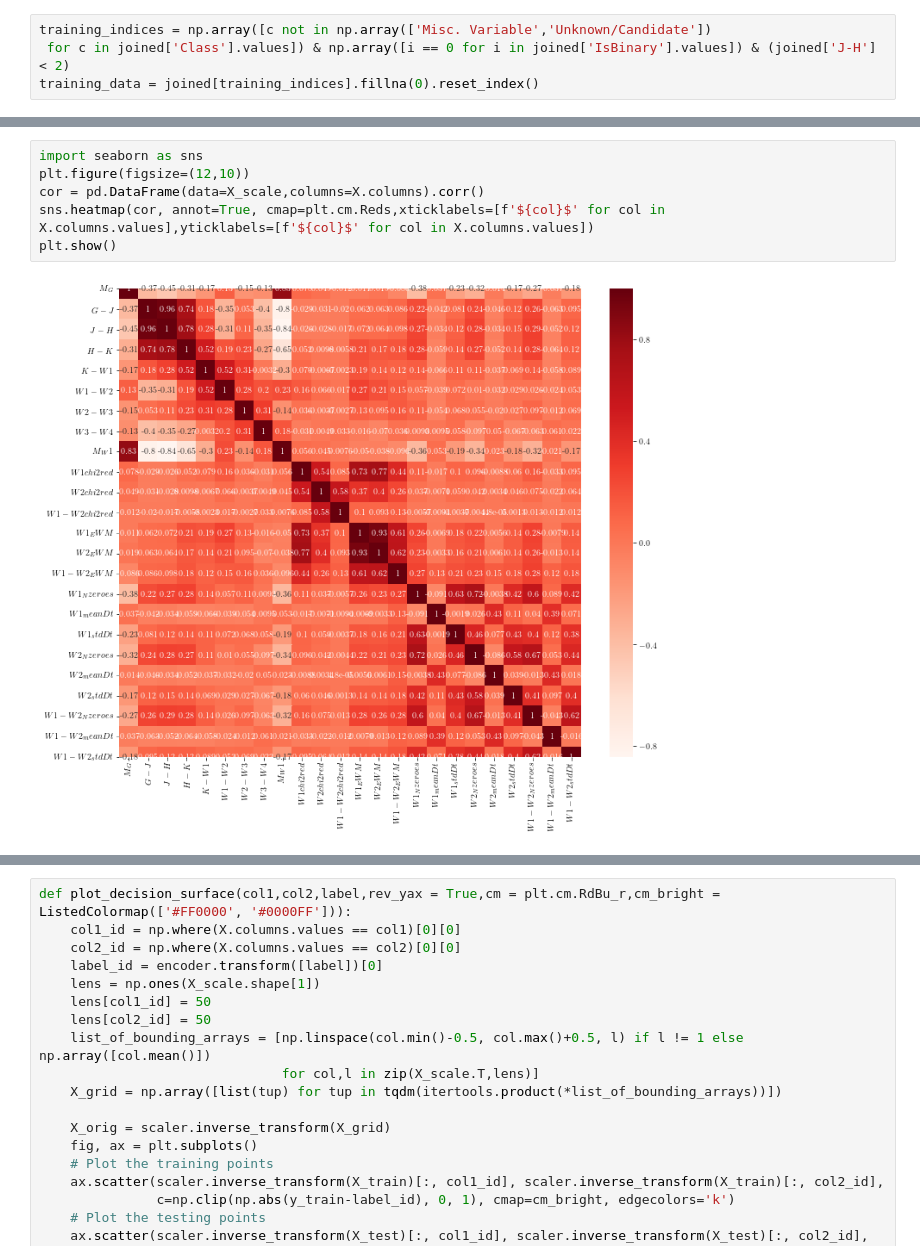
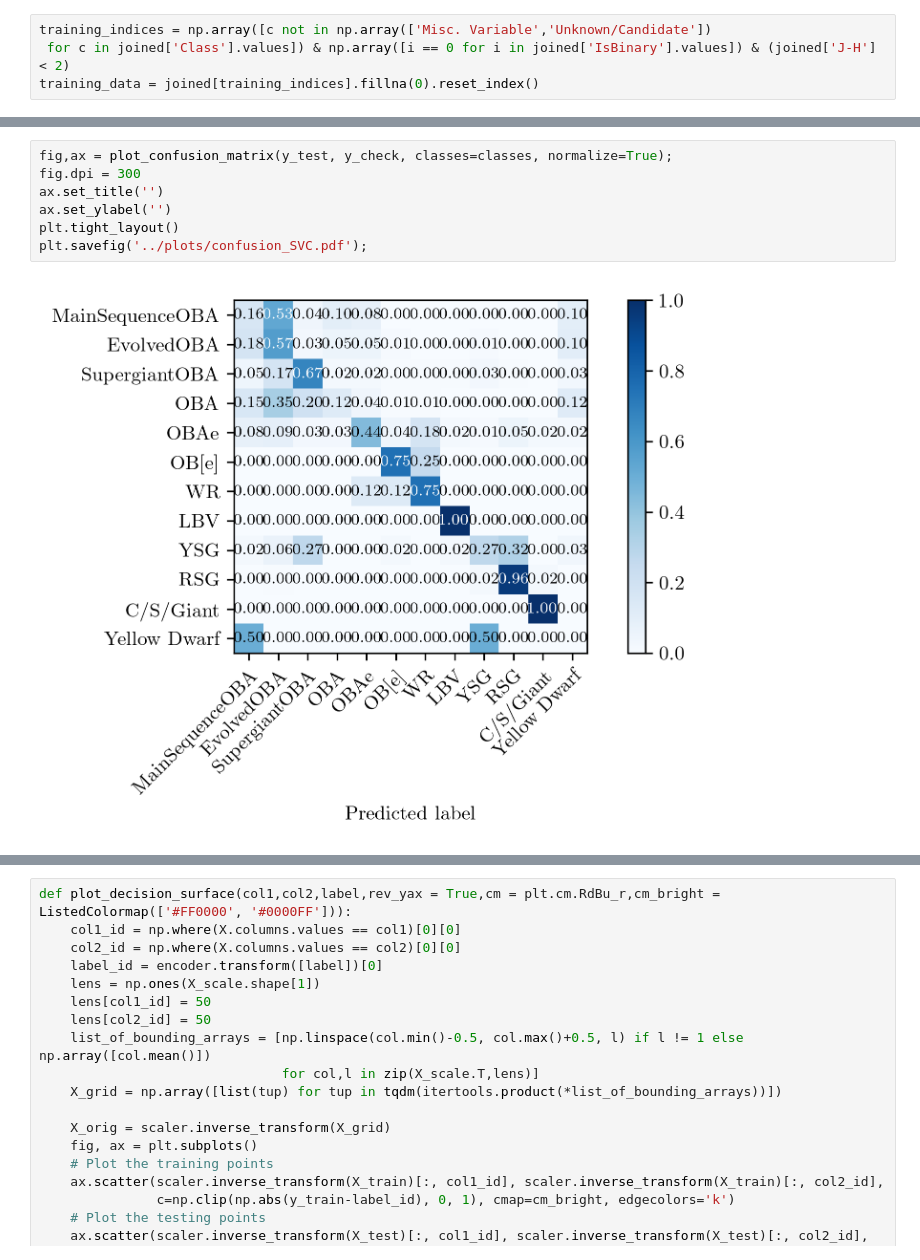
Before and after one commit to tzdwi/GaiaSprintMassive, a Jupyter notebook: WISE/code/SVM.ipynb, the cells around one changed output, grey strips where cells are left out. Saved outputs shown, nothing was run; the diff lists cells and outputs as text.

```diff
--- a/WISE/code/SVM.ipynb
+++ b/WISE/code/SVM.ipynb
@@ -129,8 +134,9 @@ plt.savefig('../plots/confusion_SVC.pdf');
-# %%
-import seaborn as sns
-plt.figure(figsize=(12,10))
-cor = pd.DataFrame(data=X_scale,columns=X.columns).corr()
-sns.heatmap(cor, annot=True, cmap=plt.cm.Reds,xticklabels=[f'${col}$' for col in X.columns.values],yticklabels=[f'${col}$' for col in X.columns.values])
-plt.show()
-# %% [output]
-[figure, removed]
+# %%
+fig,ax = plot_confusion_matrix(y_test, y_check, classes=classes, normalize=True);
+fig.dpi = 300
+ax.set_title('')
+ax.set_ylabel('')
+plt.tight_layout()
+plt.savefig('../plots/confusion_SVC.pdf');
+# %% [output]
+[figure, added]
```
Also changed, not shown: parts of 52 cells of this notebook, 11 other files.
